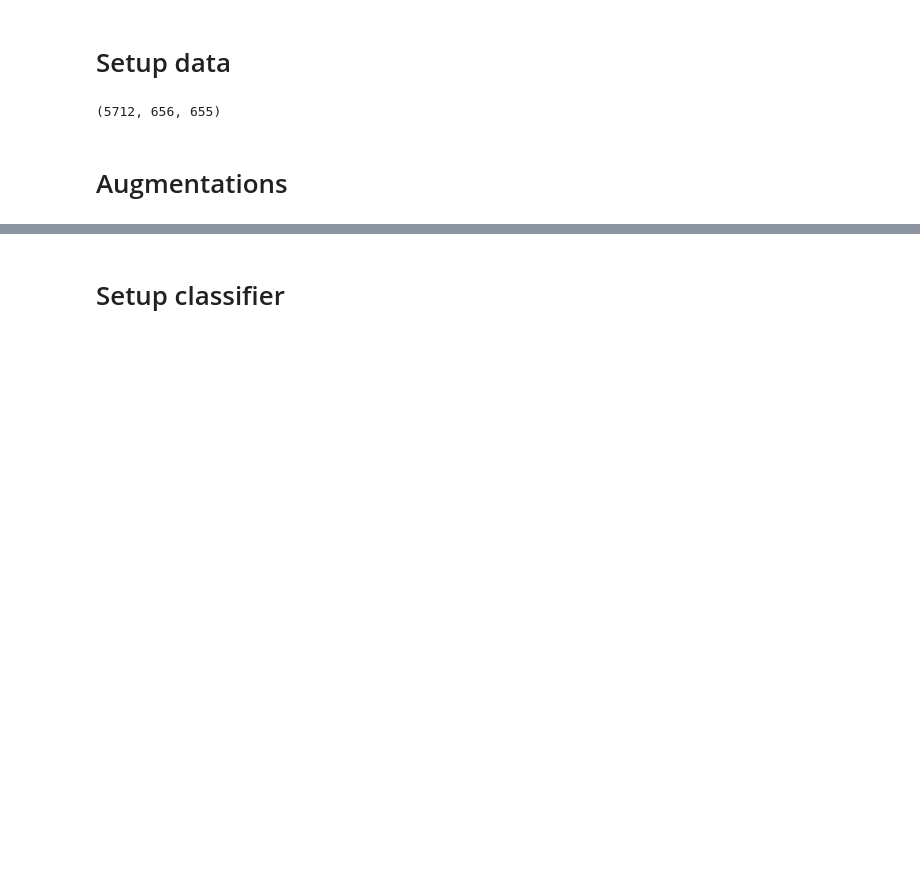
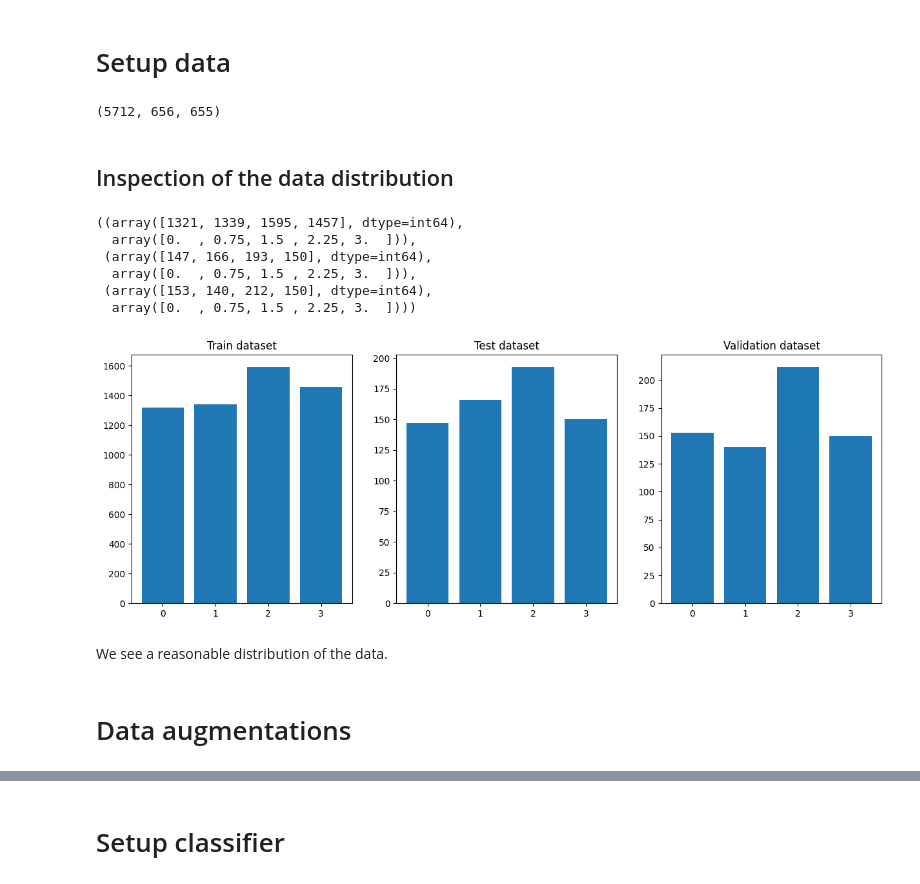
Before and after one commit to Andreas691667/DL24Project, a Jupyter notebook: vit_pretrained.ipynb, the cells around one changed output, grey strips where cells are left out. Drawn from its saved outputs; the diff is of its cells as text; code cells hidden in the pictures; blank space fills up the shorter version.

Commit message:
add data histograms and file cleanup

```diff
--- a/vit_pretrained.ipynb
+++ b/vit_pretrained.ipynb
@@ -40,8 +44,41 @@ test_loader = torch.utils.data.DataLoader(test_dataset, batch_size=batch_size, s
 len(train_dataset), len(test_dataset), len(val_dataset)
 # %% [output]
 (5712, 656, 655)
-# %% [markdown]
-# Augmentations
+# %% [markdown]
+## Inspection of the data distribution
+# %%
+# histogram of the classes in each dataset
+train_labels = [label for _, label in train_dataset]
+test_labels = [label for _, label in test_dataset]
+val_labels = [label for _, label in val_dataset]
+
+train_hist = np.histogram(train_labels, bins=4)
+test_hist = np.histogram(test_labels, bins=4)
+val_hist = np.histogram(val_labels, bins=4)
+
+train_hist, test_hist, val_hist
+# %% [output]
+((array([1321, 1339, 1595, 1457], dtype=int64),
+  array([0.  , 0.75, 1.5 , 2.25, 3.  ])),
+ (array([147, 166, 193, 150], dtype=int64),
+  array([0.  , 0.75, 1.5 , 2.25, 3.  ])),
+ (array([153, 140, 212, 150], dtype=int64),
+  array([0.  , 0.75, 1.5 , 2.25, 3.  ])))
+# %%
+fig, ax = plt.subplots(1, 3, figsize=(15, 5))
+ax[0].bar(range(4), train_hist[0])
+ax[0].set_title('Train dataset')
+ax[1].bar(range(4), test_hist[0])
+ax[1].set_title('Test dataset')
+ax[2].bar(range(4), val_hist[0])
+ax[2].set_title('Validation dataset')
+plt.show()
+# %% [output]
+[figure, added]
+# %% [markdown]
+We see a reasonable distribution of the data.
+# %% [markdown]
+# Data augmentations
 # %%
 augmentations = A.Compose([
     # Geometric transformations
```
Also changed, not shown: parts of 15 cells of this notebook, 1 other file.
